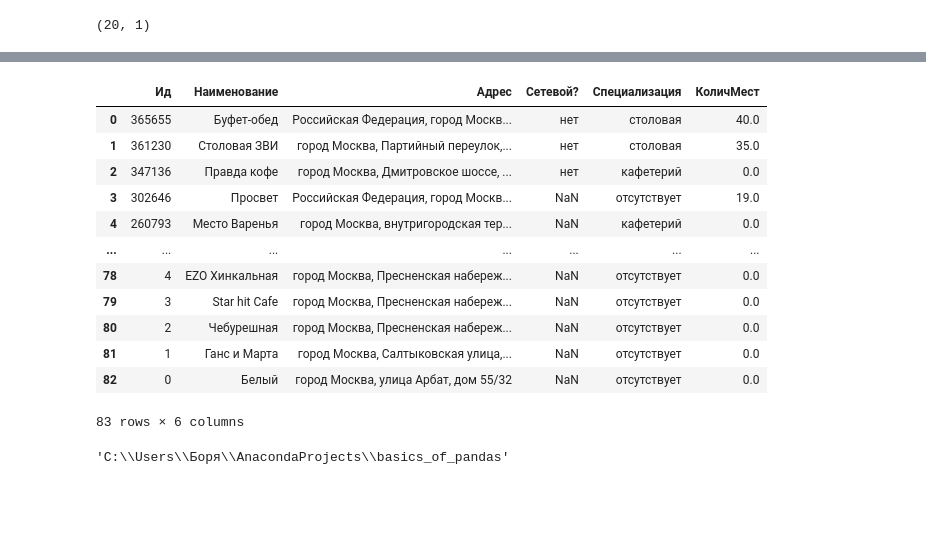
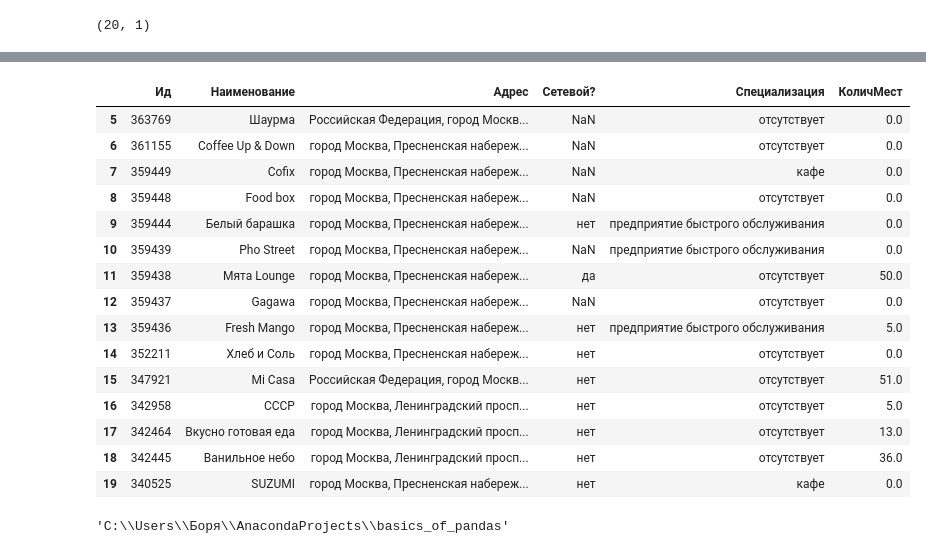
Before and after one commit to gbrs/basics_of_pandas, a Jupyter notebook: 6_3.ipynb, the cells around one changed output, grey strips where cells are left out. Drawn from its saved outputs; the diff is of its cells as text; code cells hidden in the pictures; blank space fills up the shorter version.

```diff
--- a/6_3.ipynb
+++ b/6_3.ipynb
@@ -338,19 +371,22 @@ df.to_csv('C:\\Users\\Боря\\AnacondaProjects\\basics_of_pandas\\6_4_6.csv',
 # %%
-pd.read_csv('6_4_6.csv')
+pd.read_csv('6_4_6.csv', sep=',')[5:20]
 # %% [output]
 |  | Ид | Наименование | Адрес | Сетевой? | Специализация | КоличМест |
-| 0 | 365655 | Буфет-обед | Российская Федерация, город Москв... | нет | столовая | 40.0 |
-| 1 | 361230 | Столовая ЗВИ | город Москва, Партийный переулок,... | нет | столовая | 35.0 |
-| 2 | 347136 | Правда кофе | город Москва, Дмитровское шоссе, ... | нет | кафетерий | 0.0 |
-| 3 | 302646 | Просвет | Российская Федерация, город Москв... | NaN | отсутствует | 19.0 |
-| 4 | 260793 | Место Варенья | город Москва, внутригородская тер... | NaN | кафетерий | 0.0 |
-| ... | ... | ... | ... | ... | ... | ... |
-| 78 | 4 | EZO Хинкальная | город Москва, Пресненская набереж... | NaN | отсутствует | 0.0 |
-| 79 | 3 | Star hit Cafe | город Москва, Пресненская набереж... | NaN | отсутствует | 0.0 |
-| 80 | 2 | Чебурешная | город Москва, Пресненская набереж... | NaN | отсутствует | 0.0 |
-| 81 | 1 | Ганс и Марта | город Москва, Салтыковская улица,... | NaN | отсутствует | 0.0 |
-| 82 | 0 | Белый | город Москва, улица Арбат, дом 55/32 | NaN | отсутствует | 0.0 |
+| 5 | 363769 | Шаурма | Российская Федерация, город Москв... | NaN | отсутствует | 0.0 |
+| 6 | 361155 | Coffee Up & Down | город Москва, Пресненская набереж... | NaN | отсутствует | 0.0 |
+| 7 | 359449 | Cofix | город Москва, Пресненская набереж... | NaN | кафе | 0.0 |
+| 8 | 359448 | Food box | город Москва, Пресненская набереж... | NaN | отсутствует | 0.0 |
+| 9 | 359444 | Белый барашка | город Москва, Пресненская набереж... | нет | предприятие быстрого обслуживания | 0.0 |
+| 10 | 359439 | Pho Street | город Москва, Пресненская набереж... | NaN | предприятие быстрого обслуживания | 0.0 |
+| 11 | 359438 | Мята Lounge | город Москва, Пресненская набереж... | да | отсутствует | 50.0 |
+| 12 | 359437 | Gagawa | город Москва, Пресненская набереж... | NaN | отсутствует | 0.0 |
+| 13 | 359436 | Fresh Mango | город Москва, Пресненская набереж... | нет | предприятие быстрого обслуживания | 5.0 |
+| 14 | 352211 | Хлеб и Соль | город Москва, Пресненская набереж... | нет | отсутствует | 0.0 |
+| 15 | 347921 | Mi Casa | Российская Федерация, город Москв... | нет | отсутствует | 51.0 |
+| 16 | 342958 | СССР | город Москва, Ленинградский просп... | нет | отсутствует | 5.0 |
+| 17 | 342464 | Вкусно готовая еда | город Москва, Ленинградский просп... | нет | отсутствует | 13.0 |
+| 18 | 342445 | Ванильное небо | город Москва, Ленинградский просп... | нет | отсутствует | 36.0 |
+| 19 | 340525 | SUZUMI | город Москва, Пресненская набереж... | нет | кафе | 0.0 |
-83 rows × 6 columns
 # %%
 import os
 os.getcwd()
```
Also changed, not shown: parts of 12 cells of this notebook.
